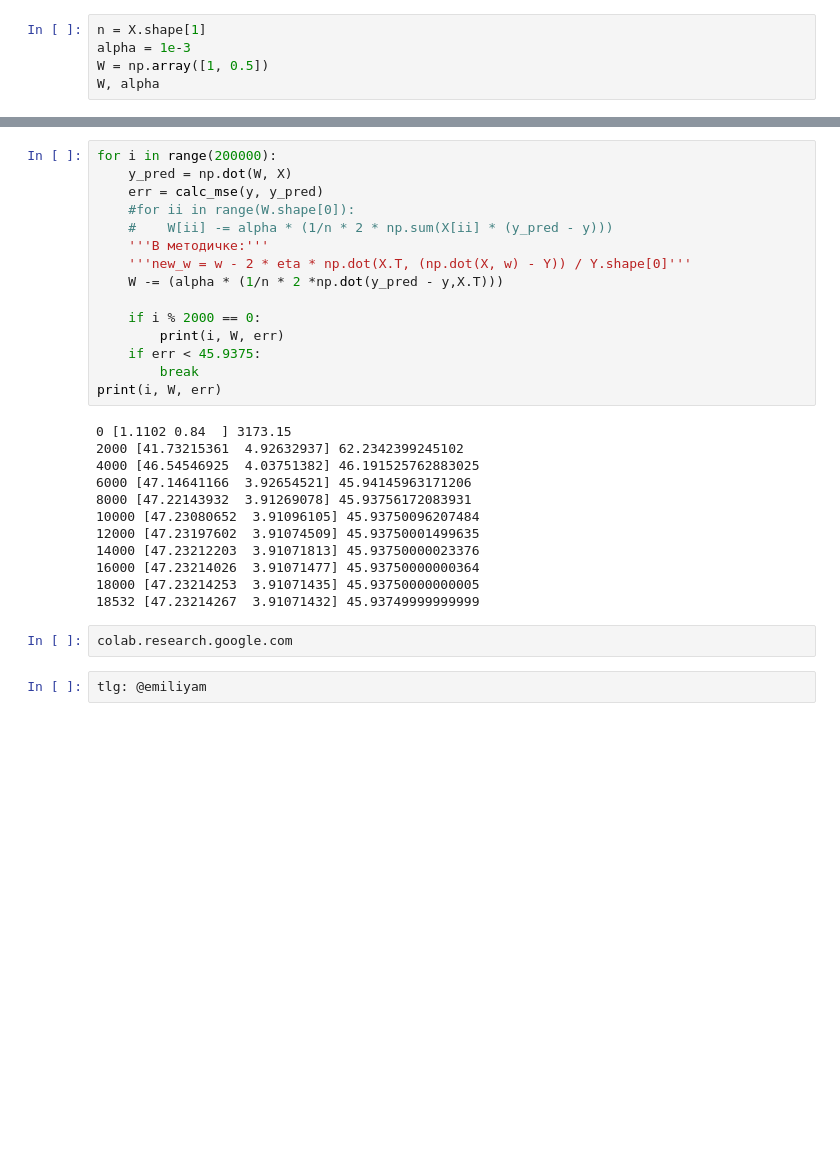
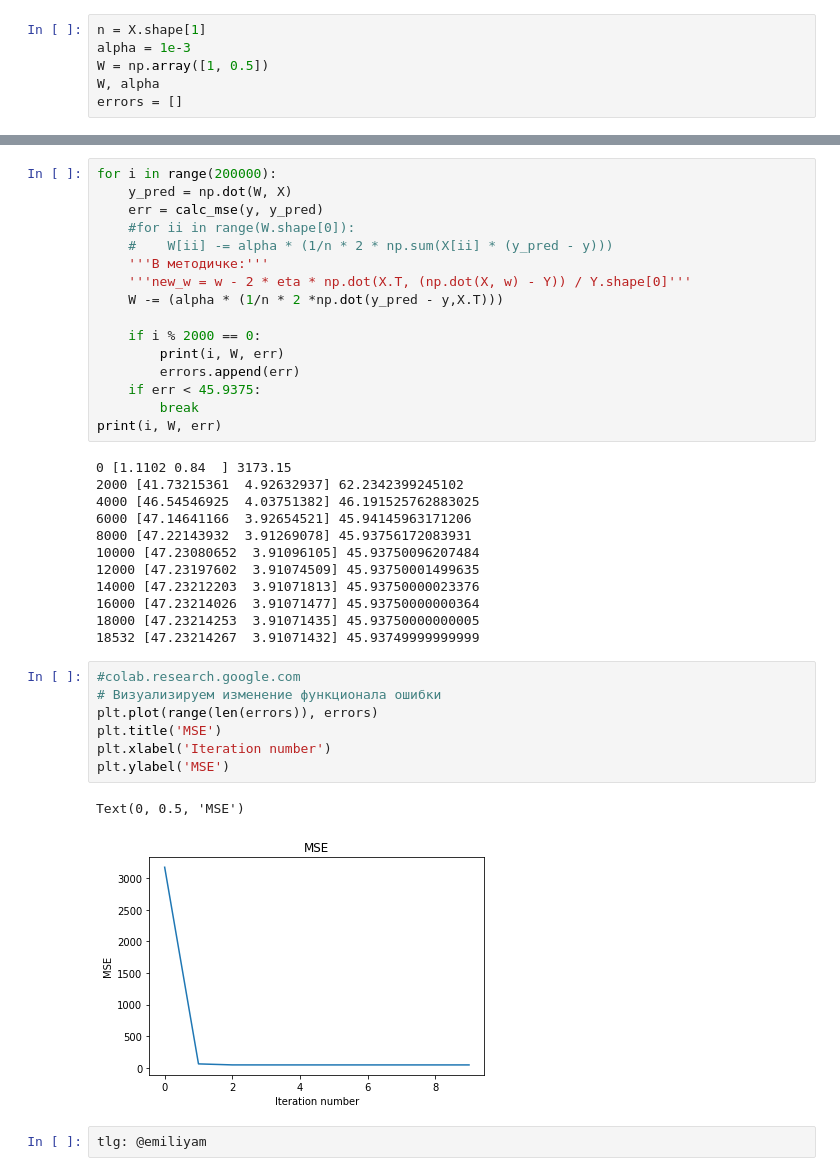
Before and after one commit to mmingalov/geekbrains-data-analysis-alg, a Jupyter notebook: Lesson1.ipynb, the cells around one changed output, grey strips where cells are left out. Drawn from its saved outputs; the diff is of its cells as text; blank space fills up the shorter version.

```diff
--- a/Lesson1.ipynb
+++ b/Lesson1.ipynb
@@ -223,3 +202,4 @@ n = X.shape[1]
 alpha = 1e-3
 W = np.array([1, 0.5])
 W, alpha
+errors = []
@@ -237,6 +215,7 @@ for i in range(200000):
 
     if i % 2000 == 0:
         print(i, W, err)
+        errors.append(err)
     if err < 45.9375:
         break
 print(i, W, err)
@@ -252,7 +231,15 @@ print(i, W, err)
 16000 [47.23214026  3.91071477] 45.93750000000364
 18000 [47.23214253  3.91071435] 45.93750000000005
 18532 [47.23214267  3.91071432] 45.93749999999999
-# %%
-colab.research.google.com
+# %%
+#colab.research.google.com
+# Визуализируем изменение функционала ошибки
+plt.plot(range(len(errors)), errors)
+plt.title('MSE')
+plt.xlabel('Iteration number')
+plt.ylabel('MSE')
+# %% [output]
+Text(0, 0.5, 'MSE')
+[figure, added]
 # %%
 tlg: @emiliyam
```
Also changed, not shown: parts of 6 cells of this notebook.
